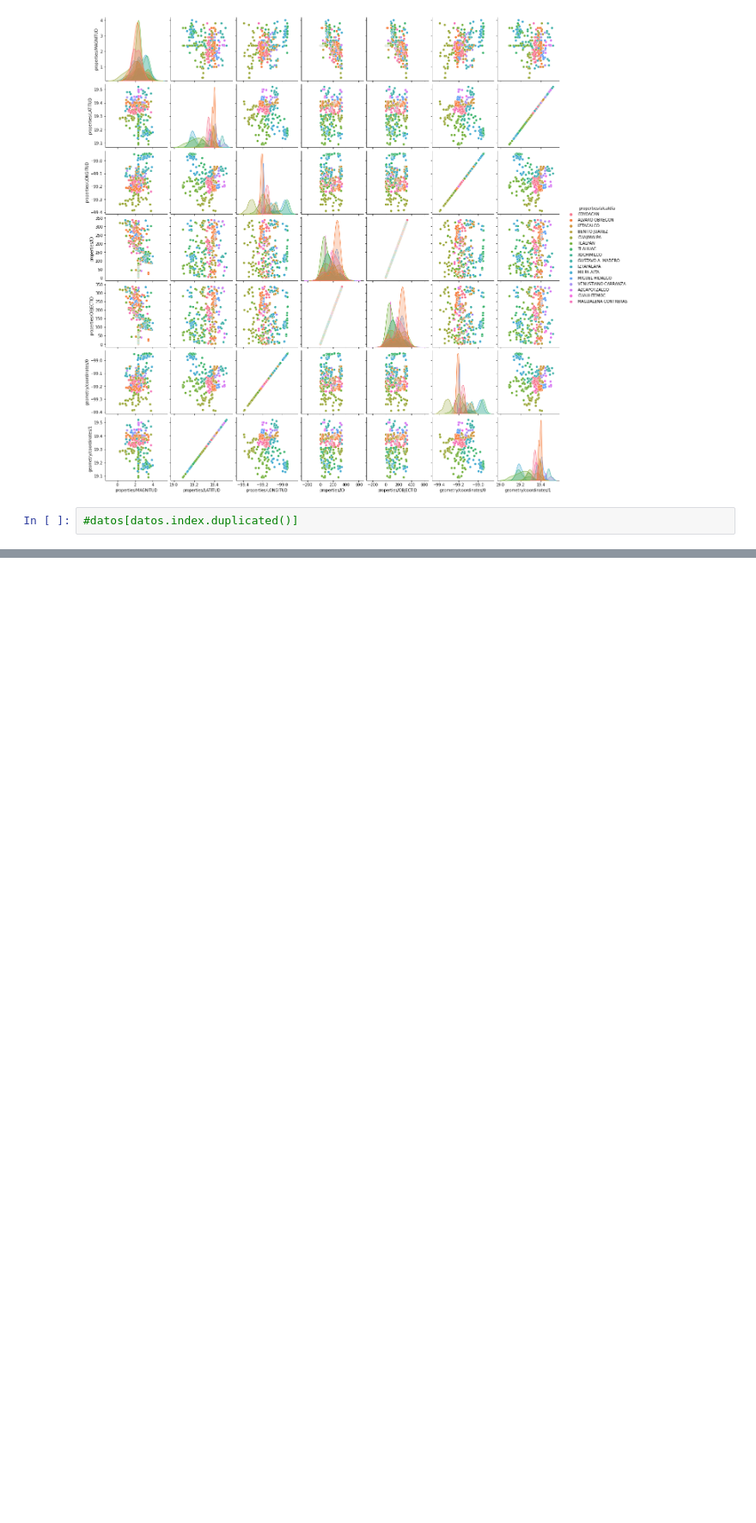
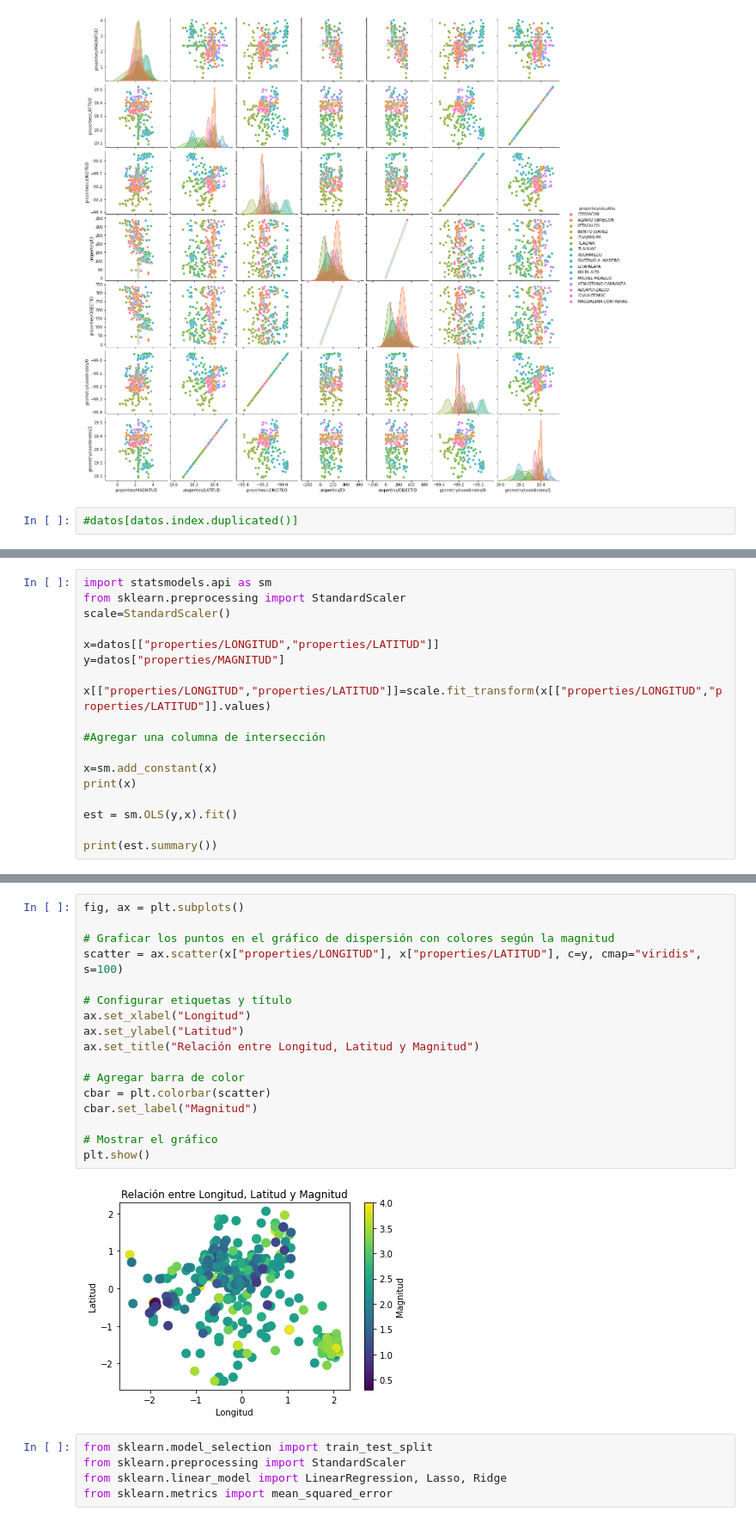
Before and after one commit to KevinArielM/Machine-Learning-Python-, a Jupyter notebook: Sismos de la CDMX. Modelo de machine learning.ipynb, the cells around one changed output, grey strips where cells are left out. Shown at 86% size. Drawn from its saved outputs; the diff is of its cells as text; blank space fills up the shorter version.

```diff
--- a/Sismos de la CDMX. Modelo de machine learning.ipynb
+++ b/Sismos de la CDMX. Modelo de machine learning.ipynb
@@ -264,0 +320,18 @@ datos.groupby("properties/alcaldía").mean()
+# %%
+import statsmodels.api as sm
+from sklearn.preprocessing import StandardScaler
+scale=StandardScaler()
+
+x=datos[["properties/LONGITUD","properties/LATITUD"]]
+y=datos["properties/MAGNITUD"]
+
+x[["properties/LONGITUD","properties/LATITUD"]]=scale.fit_transform(x[["properties/LONGITUD","properties/LATITUD"]].values)
+
+#Agregar una columna de intersección
+
+x=sm.add_constant(x)
+print(x)
+
+est = sm.OLS(y,x).fit()
+
+print(est.summary())
@@ -264,0 +361,24 @@ datos.groupby("properties/alcaldía").mean()
+# %%
+fig, ax = plt.subplots()
+
+# Graficar los puntos en el gráfico de dispersión con colores según la magnitud
+scatter = ax.scatter(x["properties/LONGITUD"], x["properties/LATITUD"], c=y, cmap="viridis", s=100)
+
+# Configurar etiquetas y título
+ax.set_xlabel("Longitud")
+ax.set_ylabel("Latitud")
+ax.set_title("Relación entre Longitud, Latitud y Magnitud")
+
+# Agregar barra de color
+cbar = plt.colorbar(scatter)
+cbar.set_label("Magnitud")
+
+# Mostrar el gráfico
+plt.show()
+# %% [output]
+[figure, added]
+# %%
+from sklearn.model_selection import train_test_split
+from sklearn.preprocessing import StandardScaler
+from sklearn.linear_model import LinearRegression, Lasso, Ridge
+from sklearn.metrics import mean_squared_error
```
Also changed, not shown: parts of 35 cells of this notebook.
